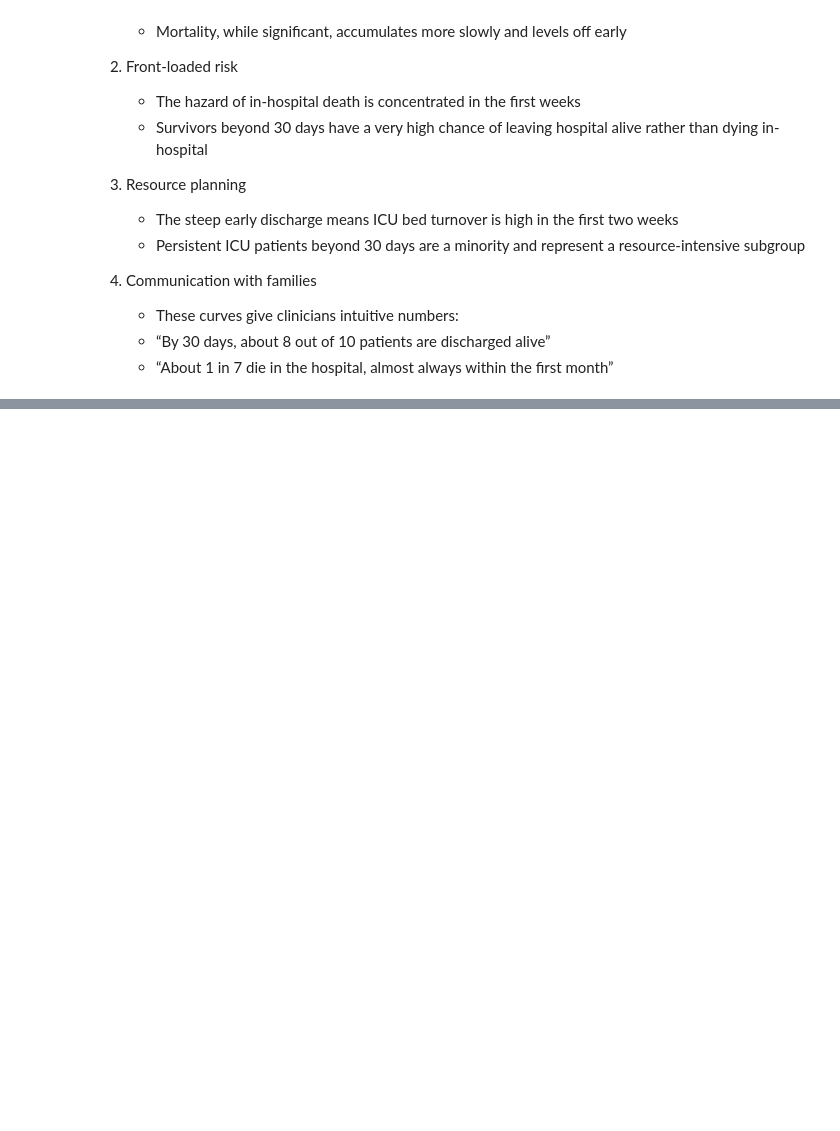
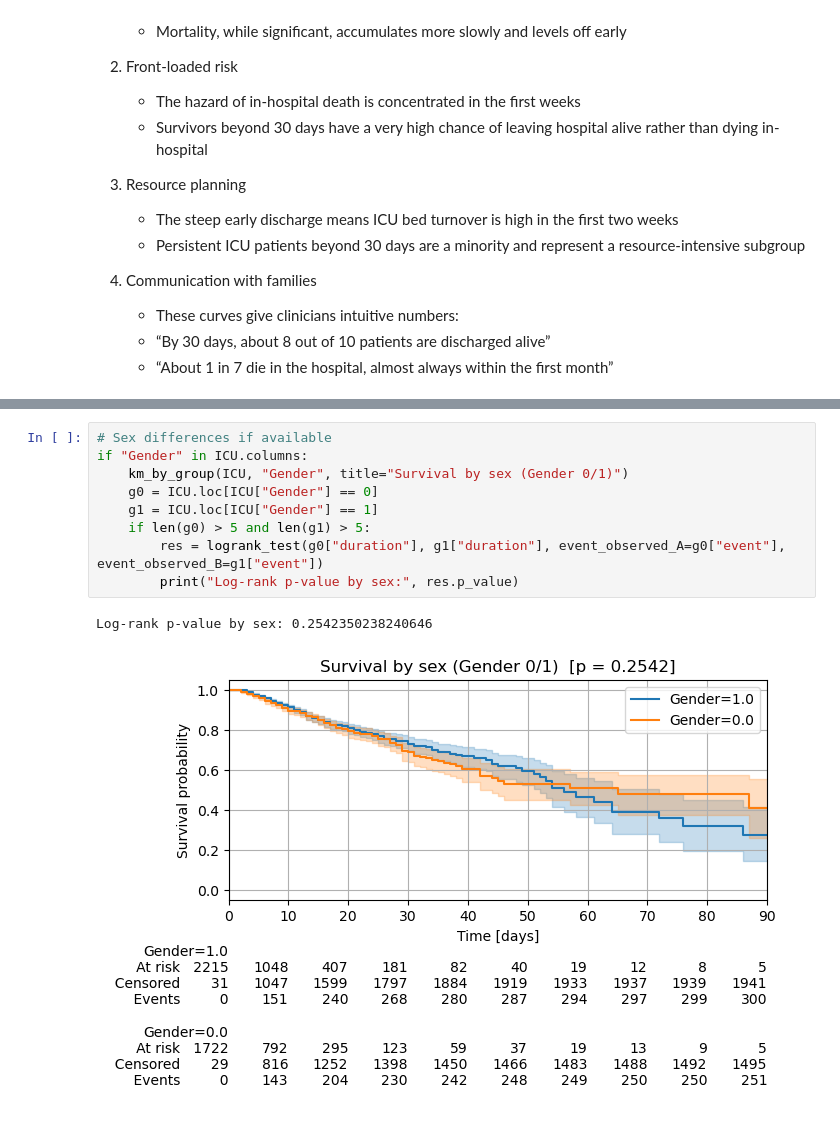
Before and after one commit to IE-ML-for-Healthcare/ICU_Survival_analysis, a Jupyter notebook: 01_ICU_Survival_analysis_KM.ipynb, the cells around one changed output, grey strips where cells are left out. Saved outputs shown, nothing was run; the diff lists cells and outputs as text; blank space fills up the shorter version.

```diff
--- a/01_ICU_Survival_analysis_KM.ipynb
+++ b/01_ICU_Survival_analysis_KM.ipynb
@@ -461,0 +500,12 @@ plt.show()
+# %%
+# Sex differences if available
+if "Gender" in ICU.columns:
+    km_by_group(ICU, "Gender", title="Survival by sex (Gender 0/1)")
+    g0 = ICU.loc[ICU["Gender"] == 0]
+    g1 = ICU.loc[ICU["Gender"] == 1]
+    if len(g0) > 5 and len(g1) > 5:
+        res = logrank_test(g0["duration"], g1["duration"], event_observed_A=g0["event"], event_observed_B=g1["event"])
+        print("Log-rank p-value by sex:", res.p_value)
+# %% [output]
+Log-rank p-value by sex: 0.2542350238240646
+[figure, added]
```
Also changed, not shown: parts of 7 cells of this notebook, 2 other files.
